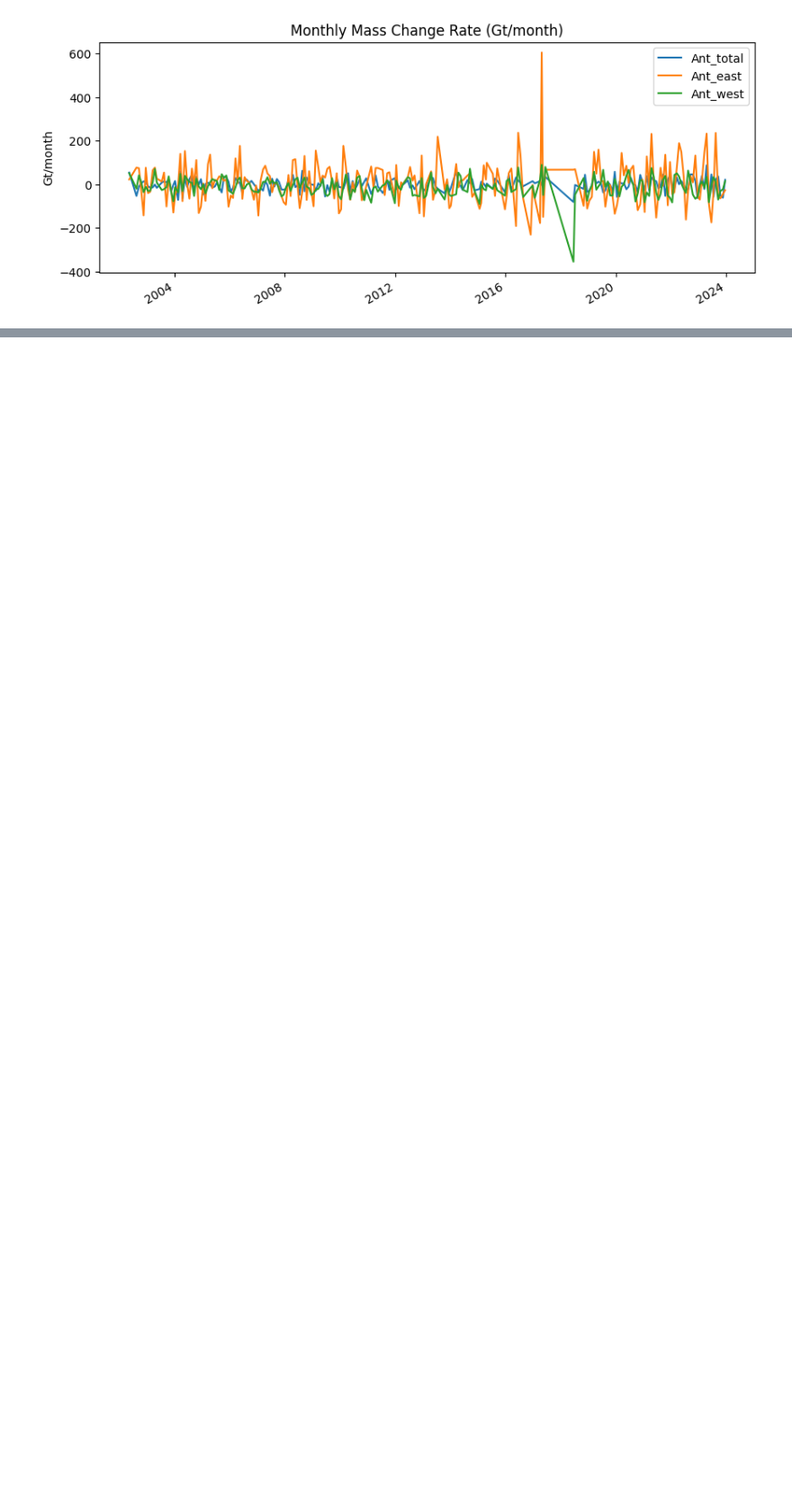
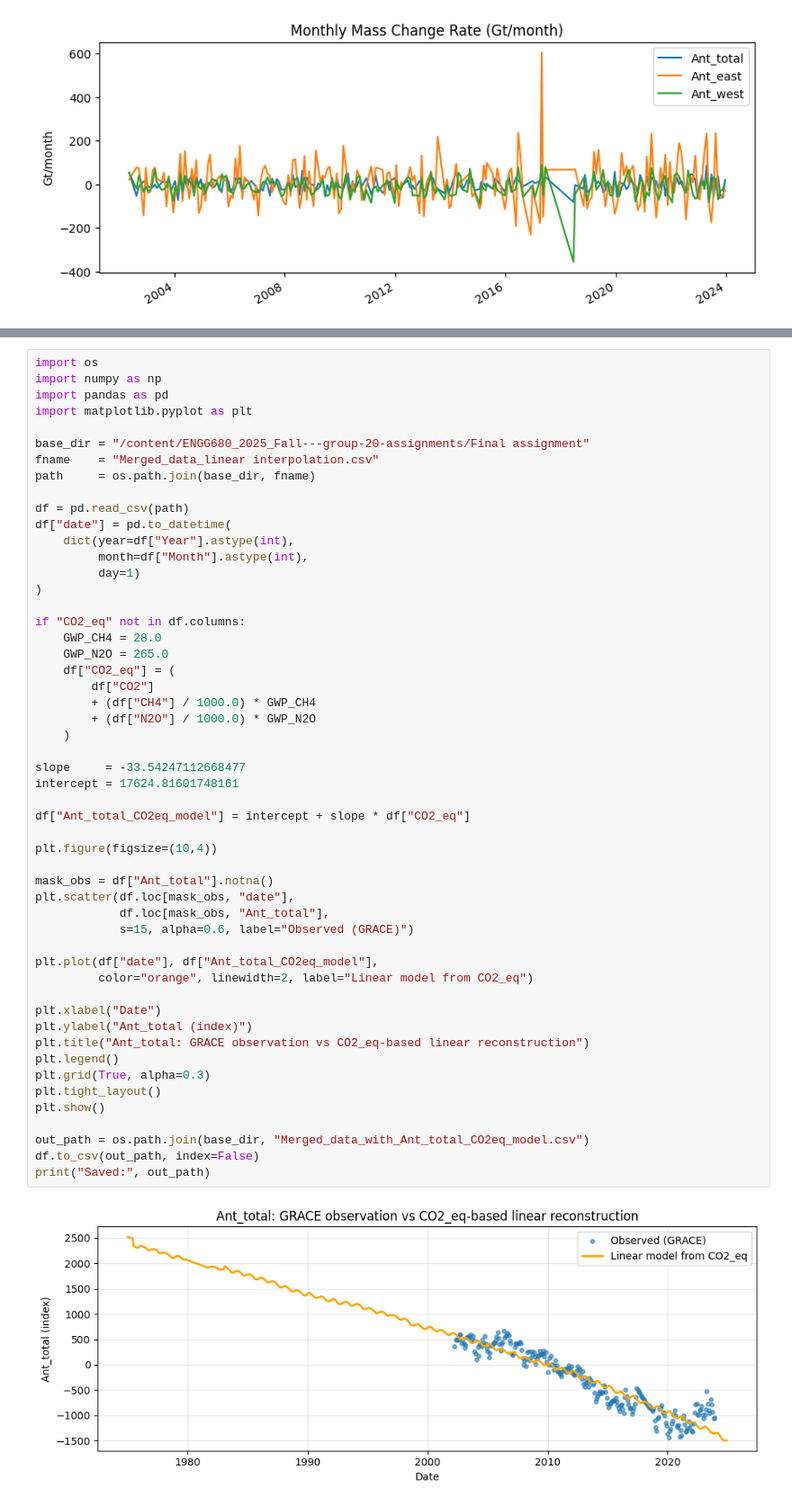
Before and after one commit to KentBerry680/ENGG680_2025_Fall---group-20-assignments, a Jupyter notebook: Final assignment/ENGG_Analysis.ipynb, the cells around one changed output, grey strips where cells are left out. Shown at 90% size. Drawn from its saved outputs; the diff is of its cells as text; blank space fills up the shorter version.

```diff
--- a/Final assignment/ENGG_Analysis.ipynb
+++ b/Final assignment/ENGG_Analysis.ipynb
@@ -747,0 +971,54 @@ Final columns: ['Ant_total', 'Ant_east', 'Ant_west']
+# %%
+import os
+import numpy as np
+import pandas as pd
+import matplotlib.pyplot as plt
+
+base_dir = "/content/ENGG680_2025_Fall---group-20-assignments/Final assignment"
+fname    = "Merged_data_linear interpolation.csv"
+path     = os.path.join(base_dir, fname)
+
+df = pd.read_csv(path)
+df["date"] = pd.to_datetime(
+    dict(year=df["Year"].astype(int),
+         month=df["Month"].astype(int),
+         day=1)
+)
+
+if "CO2_eq" not in df.columns:
+    GWP_CH4 = 28.0
+    GWP_N2O = 265.0
+    df["CO2_eq"] = (
+        df["CO2"]
+        + (df["CH4"] / 1000.0) * GWP_CH4
+        + (df["N2O"] / 1000.0) * GWP_N2O
+    )
+
+slope     = -33.54247112668477
+intercept = 17624.81601748161
+
+df["Ant_total_CO2eq_model"] = intercept + slope * df["CO2_eq"]
+
+plt.figure(figsize=(10,4))
+
+mask_obs = df["Ant_total"].notna()
+plt.scatter(df.loc[mask_obs, "date"],
+            df.loc[mask_obs, "Ant_total"],
+            s=15, alpha=0.6, label="Observed (GRACE)")
+
+plt.plot(df["date"], df["Ant_total_CO2eq_model"],
+         color="orange", linewidth=2, label="Linear model from CO2_eq")
+
+plt.xlabel("Date")
+plt.ylabel("Ant_total (index)")
+plt.title("Ant_total: GRACE observation vs CO2_eq-based linear reconstruction")
+plt.legend()
+plt.grid(True, alpha=0.3)
+plt.tight_layout()
+plt.show()
+
+out_path = os.path.join(base_dir, "Merged_data_with_Ant_total_CO2eq_model.csv")
+df.to_csv(out_path, index=False)
+print("Saved:", out_path)
+# %% [output]
+[figure, added]
```
Also changed, not shown: parts of 11 cells of this notebook.
